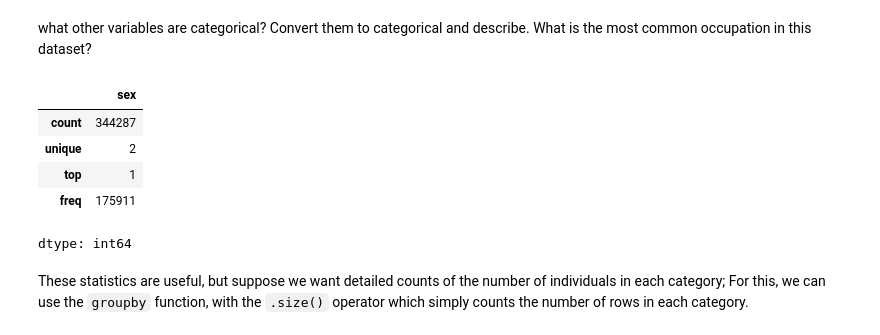
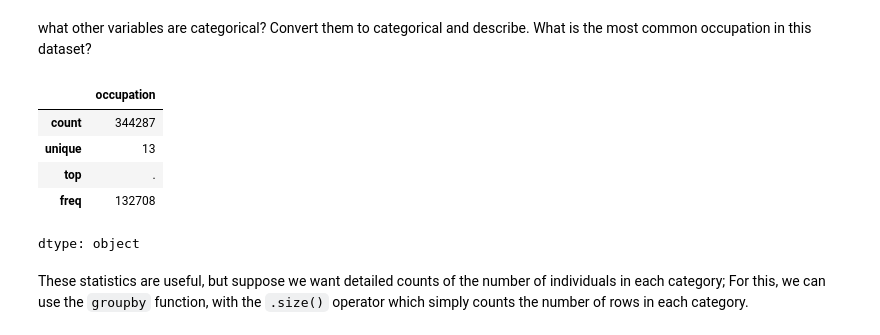
Before and after one commit to kuaiyu24/QM2, a Jupyter notebook: notebooks/W05. Distributions and Basic Statistics.ipynb, the cells around one changed output. Saved outputs shown, nothing was run; the diff lists cells and outputs as text; code cells hidden in the pictures.

```diff
--- a/notebooks/W05. Distributions and Basic Statistics.ipynb
+++ b/notebooks/W05. Distributions and Basic Statistics.ipynb
@@ -165,18 +169,15 @@ dtype: int64
 what other variables are categorical? Convert them to categorical and describe. What is the most common occupation in this dataset?
 # %%
 # convert the variables to categorical and describe
-df['sex']=df['sex'].astype('category')
-df['sex'].describe()
-#df['sch']=df['sch'].astype('category')
-#df['union']=df['union'].astype('category')
-#df['ind']=df['ind'].astype('category')
+df['occupation']=df['occupation'].astype('category')
+df['occupation'].describe()
 # %% [output]
-|  | sex |
+|  | occupation |
 | count | 344287 |
-| unique | 2 |
-| top | 1 |
-| freq | 175911 |
+| unique | 13 |
+| top | . |
+| freq | 132708 |
-dtype: int64
+dtype: object
 # %% [markdown]
 These statistics are useful, but suppose we want detailed counts of the number of individuals in each category; For this, we can use the `groupby` function, with the `.size()` operator which simply counts the number of rows in each category.
 # %%
```
Also changed, not shown: parts of 18 cells of this notebook.
